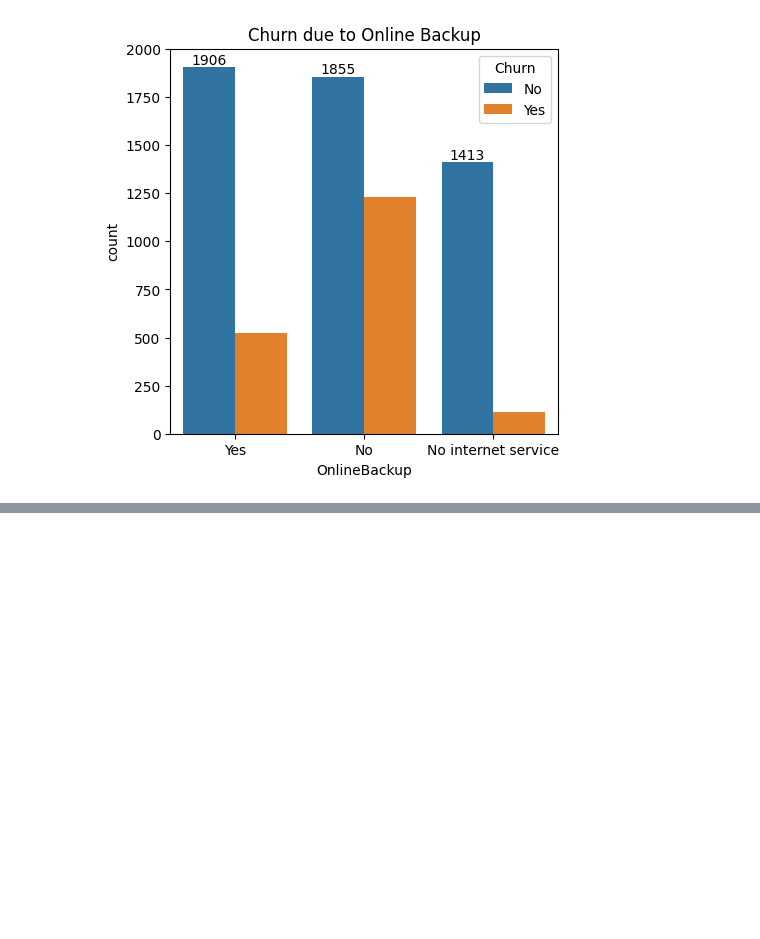
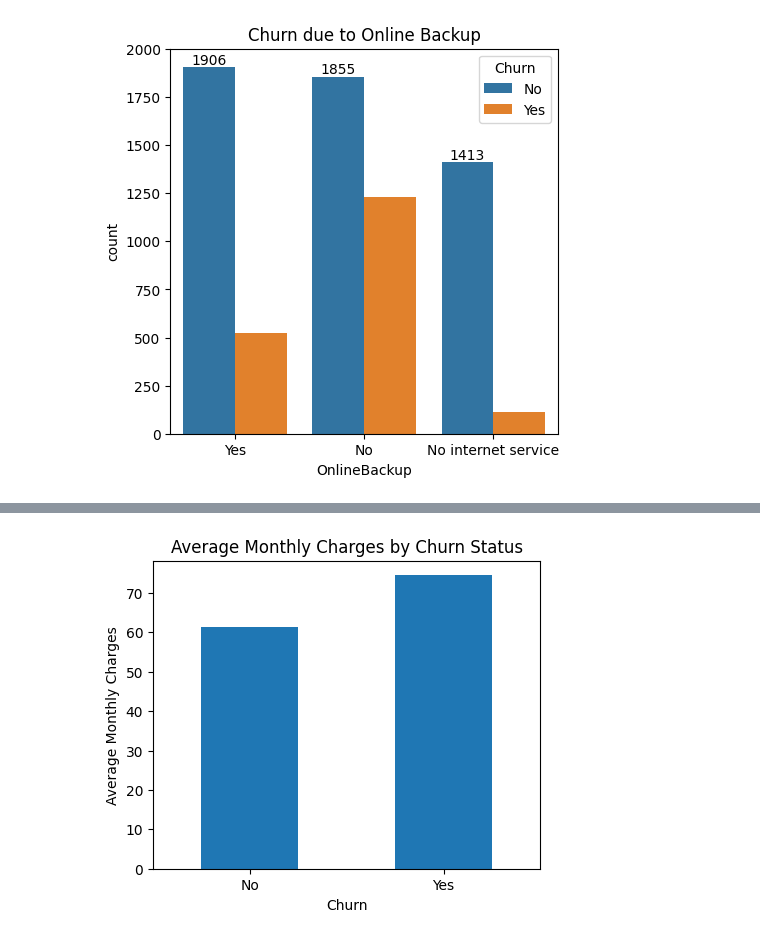
Before and after one commit to atmajaprasad/Telecom-Churn-Analysis, a Jupyter notebook: Telecom_Churn_Analysis.ipynb, the cells around one changed output, grey strips where cells are left out. Cells and saved outputs as stored; diff of their text form; code cells hidden in the pictures; blank space fills up the shorter version.

```diff
--- a/Telecom_Churn_Analysis.ipynb
+++ b/Telecom_Churn_Analysis.ipynb
@@ -49,7 +51,7 @@ import matplotlib.pyplot as plt
 import seaborn as sns
 import numpy as np
 
-df=pd.read_csv('customer chur.csv')
+df=pd.read_csv('Telco-Customer-Churn.csv')
 df
 # %% [output]
 |  | customerID | gender | SeniorCitizen | Partner | Dependents | tenure | PhoneService | MultipleLines | ... |
@@ -269,0 +337,21 @@ plt.show()
+# %%
+price_churn = (
+    df.groupby('Churn')['MonthlyCharges']
+      .mean()
+      .reset_index()
+)
+
+price_churn.plot(
+    x='Churn',
+    y='MonthlyCharges',
+    kind='bar',
+    figsize=(5,4),
+    legend=False
+)
+plt.title('Average Monthly Charges by Churn Status')
+plt.ylabel('Average Monthly Charges')
+plt.xlabel('Churn')
+plt.xticks(rotation=0)
+plt.show()
+# %% [output]
+[figure, added]
```
Also changed, not shown: parts of 18 cells of this notebook.
